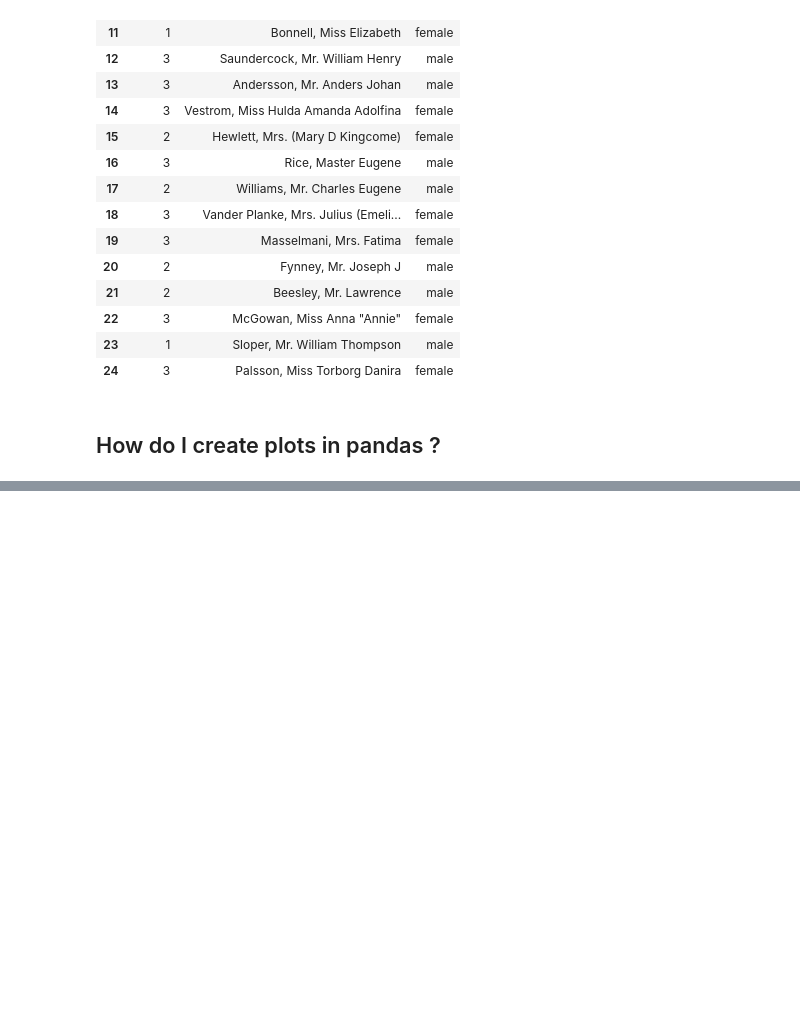
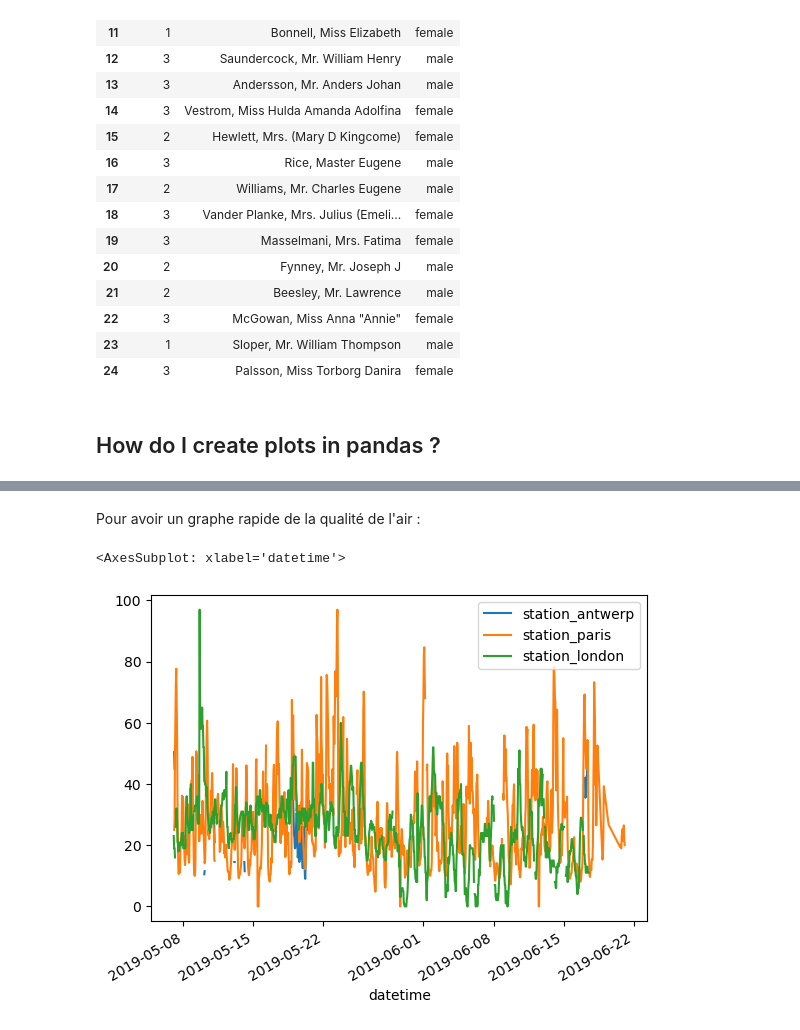
Before and after one commit to ClemouDouard/Pandas_doc, a Jupyter notebook: src/start.ipynb, the cells around one changed output, grey strips where cells are left out. Saved outputs shown, nothing was run; the diff lists cells and outputs as text; code cells hidden in the pictures; blank space fills up the shorter version.

Commit message:
plot

```diff
--- a/src/start.ipynb
+++ b/src/start.ipynb
@@ -245,0 +248,3 @@ titanic.iloc[9:25, 2:5]
+# %%
+air_quality = pd.read_csv('../data/air_quality_no2.csv', index_col=0, parse_dates=True)
+air_quality.head()
@@ -245,0 +259,7 @@ titanic.iloc[9:25, 2:5]
+# %% [markdown]
+Pour avoir un graphe rapide de la qualité de l'air :
+# %%
+air_quality.plot()
+# %% [output]
+<AxesSubplot: xlabel='datetime'>
+[figure, added]
```
Also changed, not shown: parts of 8 cells of this notebook, 2 other files.
